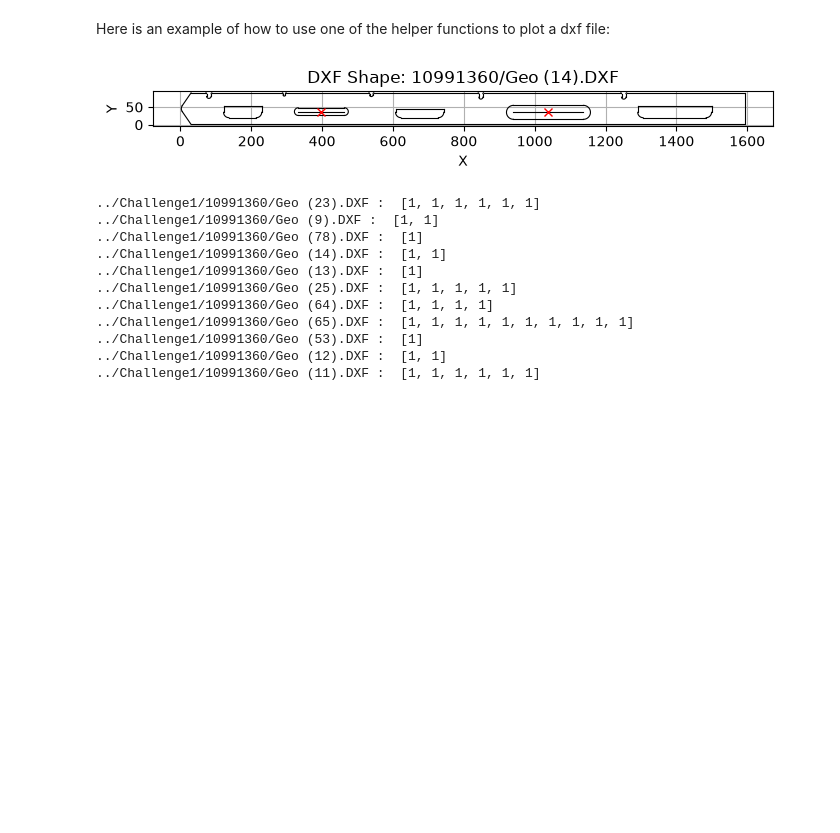
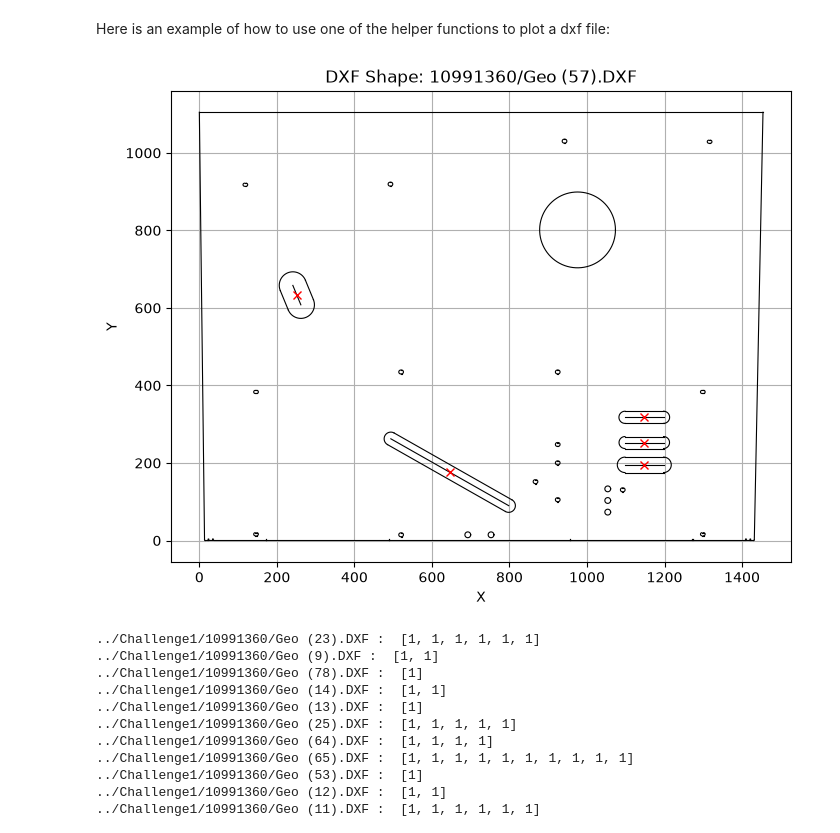
Before and after one commit to loruedel/Challenge1, a Jupyter notebook: getting_started.ipynb, the cells around one changed output. Cells and saved outputs as stored; diff of their text form; code cells hidden in the pictures; blank space fills up the shorter version.

```diff
--- a/getting_started.ipynb
+++ b/getting_started.ipynb
@@ -68,9 +68,9 @@ Each dxf file contains geometric information about the product, which can be use
 # %% [markdown]
 Here is an example of how to use one of the helper functions to plot a dxf file:
 # %%
-plot_dxf("10991360/Geo (14).DXF")
+plot_dxf("10991360/Geo (57).DXF")
 # %% [output]
-[figure, old version]
+[figure, new version]
 # %%
 for f in Path("../Challenge1/10991360").glob("*.[dD][xX][fF]"):
     if get_point_context(f) != []:
```
Also changed, not shown: 3 other files.
